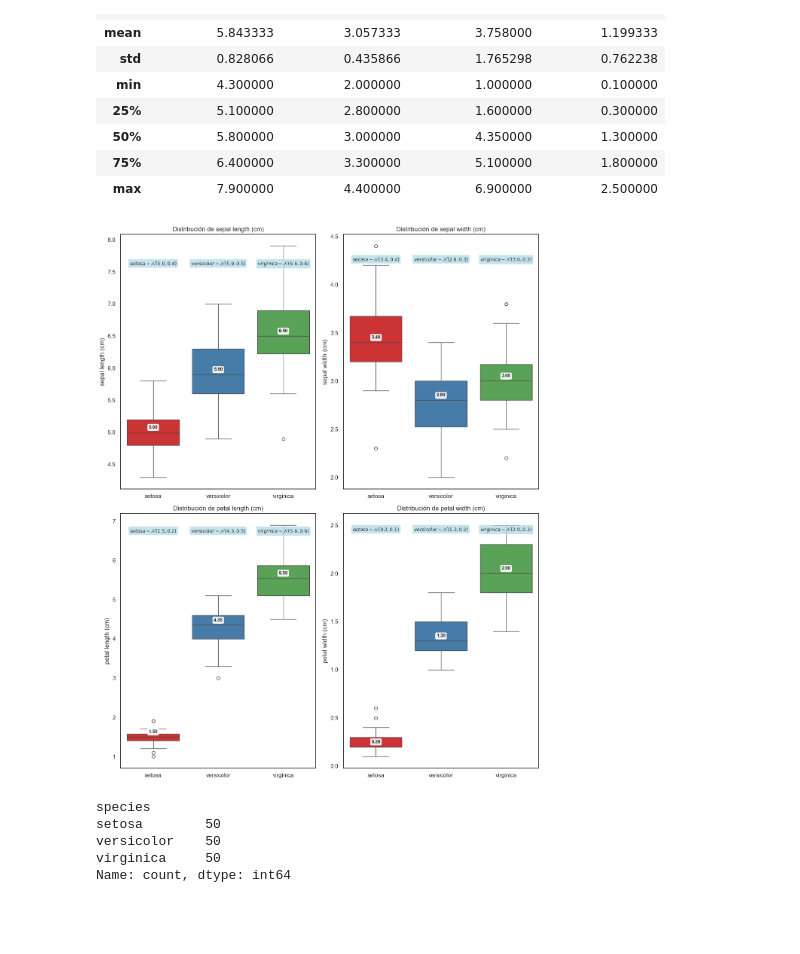
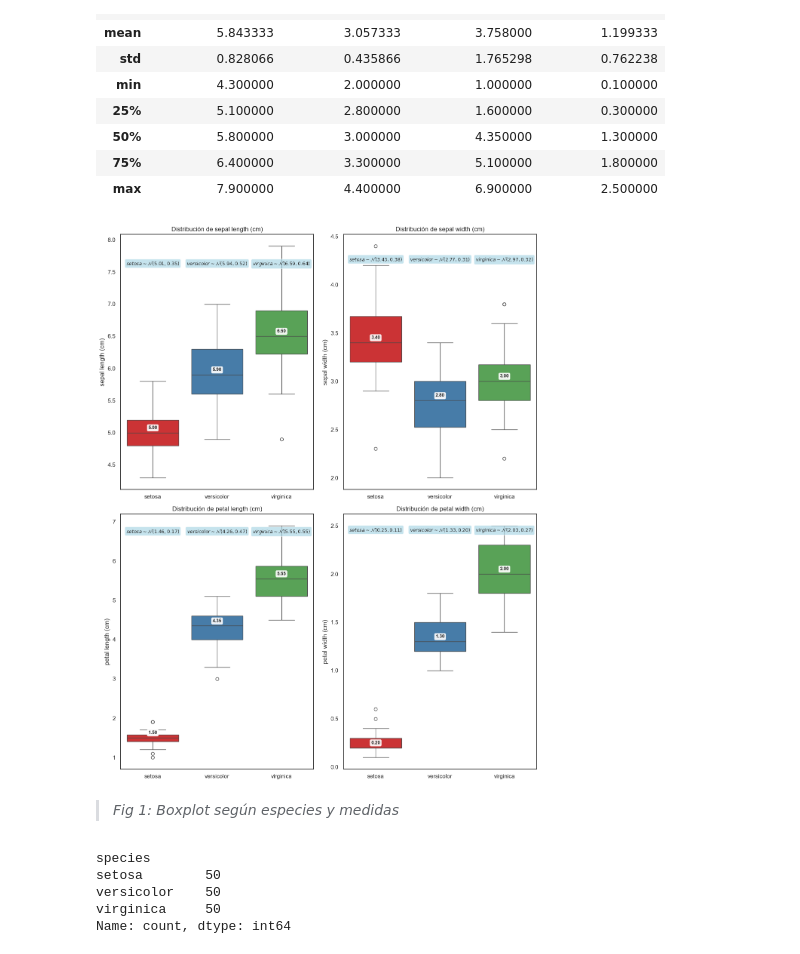
Before and after one commit to jaspina-unsam/tp_integrador_eei2, a Jupyter notebook: notebooks/Parte1.ipynb, the cells around one changed output. Saved outputs shown, nothing was run; the diff lists cells and outputs as text; code cells hidden in the pictures; blank space fills up the shorter version.

```diff
--- a/notebooks/Parte1.ipynb
+++ b/notebooks/Parte1.ipynb
@@ -76,35 +76,37 @@ for i, f in enumerate(features):
         ax.annotate(
             f"{mediana:.2f}",
             xy=(j, mediana),
             xytext=(0, 5),  # 5 puntos arriba de la mediana
             textcoords="offset points",
             ha="center",
             va="bottom",
             fontweight="bold",
             fontsize=9,
             bbox=dict(boxstyle="round,pad=0.2", facecolor="white", alpha=0.9),
         )
 
         # Agregar leyenda en formato LaTeX
-        leyenda = f"${especie} \\sim \\mathcal{{N}}({media:.1f}, {desvio:.1f})$"
+        leyenda = f"${especie} \\sim \\mathcal{{N}}({media:.2f}, {desvio:.2f})$"
 
         # Posicionar la leyenda arriba de cada boxplot
         ax.text(
             j,
             ax.get_ylim()[1] * 0.95,
             leyenda,  # 95% del límite superior
             ha="center",
             va="top",
             fontsize=9,
             bbox=dict(boxstyle="round,pad=0.3", facecolor="lightblue", alpha=0.7),
         )
 
     ax.set_title(f"Distribución de {f}")
 
 plt.tight_layout()
 plt.show()
 # %% [output]
-[figure, old version]
+[figure, new version]
+# %% [markdown]
+> _Fig 1: Boxplot según especies y medidas_
 # %%
 iris.species.value_counts()
 # %% [output]
```
Also changed, not shown: parts of 7 cells of this notebook.
